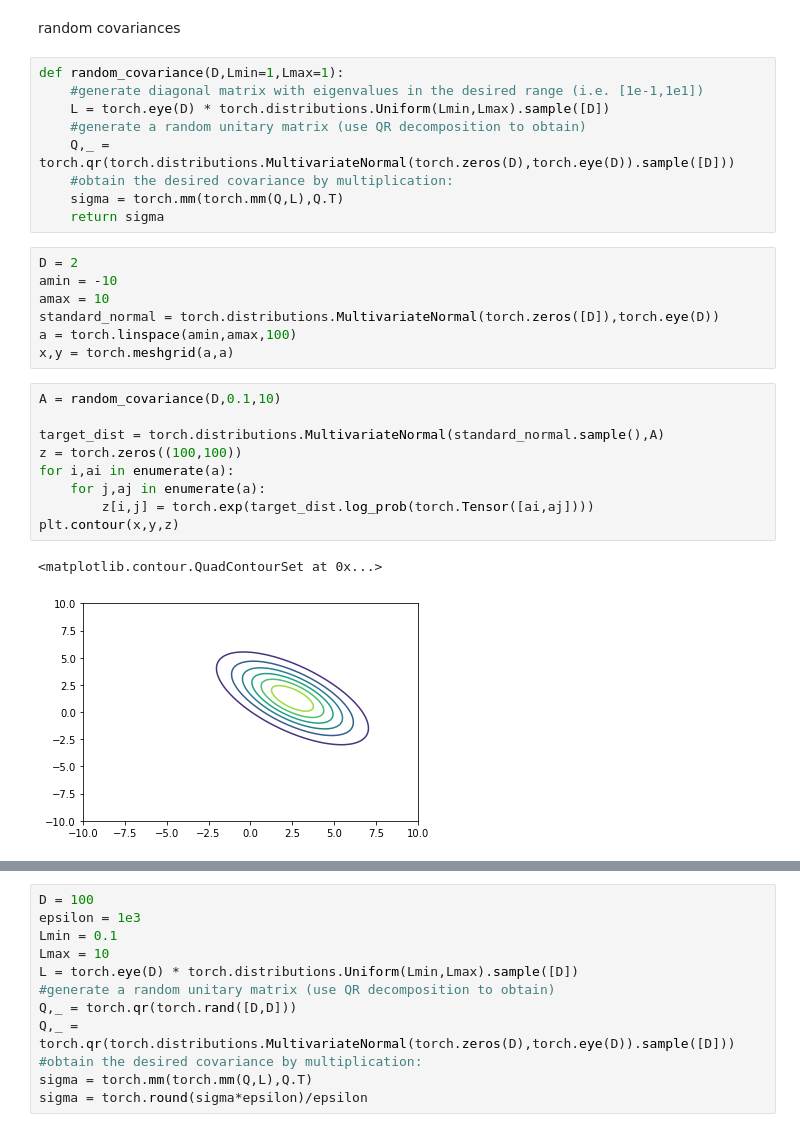
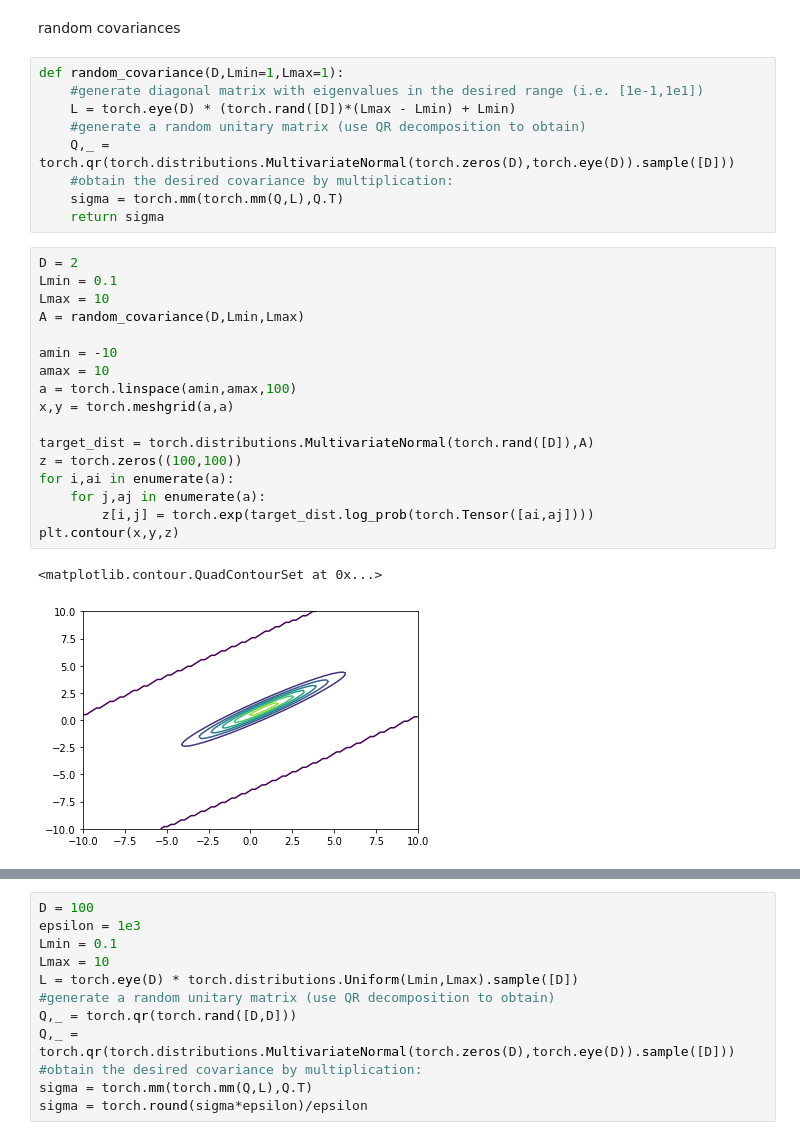
Before and after one commit to jthuemmel/linear_svgd, a Jupyter notebook: testing.ipynb, the cells around one changed output, grey strips where cells are left out. Cells and saved outputs as stored; diff of their text form.

```diff
--- a/testing.ipynb
+++ b/testing.ipynb
@@ -168,28 +168,29 @@ random covariances
 # %%
 def random_covariance(D,Lmin=1,Lmax=1):
     #generate diagonal matrix with eigenvalues in the desired range (i.e. [1e-1,1e1])
-    L = torch.eye(D) * torch.distributions.Uniform(Lmin,Lmax).sample([D])
+    L = torch.eye(D) * (torch.rand([D])*(Lmax - Lmin) + Lmin)
     #generate a random unitary matrix (use QR decomposition to obtain)
     Q,_ = torch.qr(torch.distributions.MultivariateNormal(torch.zeros(D),torch.eye(D)).sample([D]))
     #obtain the desired covariance by multiplication:
     sigma = torch.mm(torch.mm(Q,L),Q.T)
     return sigma
-# %%
-D = 2
-amin = -10
-amax = 10
-standard_normal = torch.distributions.MultivariateNormal(torch.zeros([D]),torch.eye(D))
-a = torch.linspace(amin,amax,100)
-x,y = torch.meshgrid(a,a)
 # %%
-A = random_covariance(D,0.1,10)
+D = 2
+Lmin = 0.1
+Lmax = 10
+A = random_covariance(D,Lmin,Lmax)
 
-target_dist = torch.distributions.MultivariateNormal(standard_normal.sample(),A)
+amin = -10
+amax = 10
+a = torch.linspace(amin,amax,100)
+x,y = torch.meshgrid(a,a)
+
+target_dist = torch.distributions.MultivariateNormal(torch.rand([D]),A)
 z = torch.zeros((100,100))
 for i,ai in enumerate(a):
     for j,aj in enumerate(a):
         z[i,j] = torch.exp(target_dist.log_prob(torch.Tensor([ai,aj])))
 plt.contour(x,y,z)
 # %% [output]
 <matplotlib.contour.QuadContourSet at 0x...>
-[figure, old version]
+[figure, new version]
```
Also changed, not shown: parts of 9 cells of this notebook.
